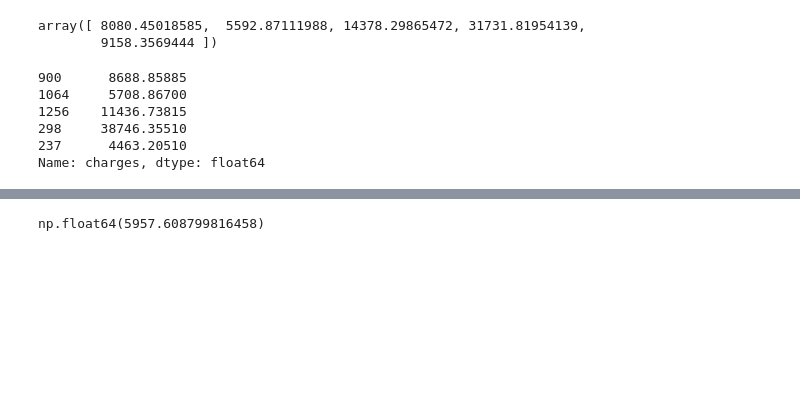
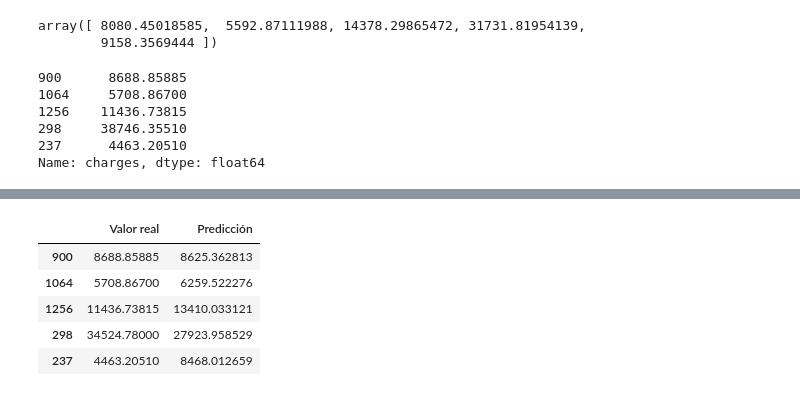
Before and after one commit to sergiocaceresbas/linear-regression-project-tutorial, a Jupyter notebook: src/explore.ipynb, the cells around one changed output, grey strips where cells are left out. Cells and saved outputs as stored; diff of their text form; code cells hidden in the pictures; blank space fills up the shorter version.

```diff
--- a/src/explore.ipynb
+++ b/src/explore.ipynb
@@ -436,0 +494,4 @@ Name: charges, dtype: float64
+# %%
+# Separamos las variables predictoras y la variable objetivo.
+X = df_SIN_outliers.drop("charges", axis=1)
+y = df_SIN_outliers["charges"]
@@ -444,7 +543,15 @@ mse
-# %%
-# Calculamos el error medio del modelo en la misma unidad que los datos (euros).
-rmse = np.sqrt(mse)
-
-rmse
-# %% [output]
-np.float64(5957.608799816458)
+# %%
+# Comparamos los valores reales con las predicciones.
+comparacion = pd.DataFrame({
+    "Valor real": y_test,
+    "Predicción": y_pred
+})
+
+comparacion.head()
+# %% [output]
+|  | Valor real | Predicción |
+| 900 | 8688.85885 | 8625.362813 |
+| 1064 | 5708.86700 | 6259.522276 |
+| 1256 | 11436.73815 | 13410.033121 |
+| 298 | 34524.78000 | 27923.958529 |
+| 237 | 4463.20510 | 8468.012659 |
```
Also changed, not shown: parts of 15 cells of this notebook.
